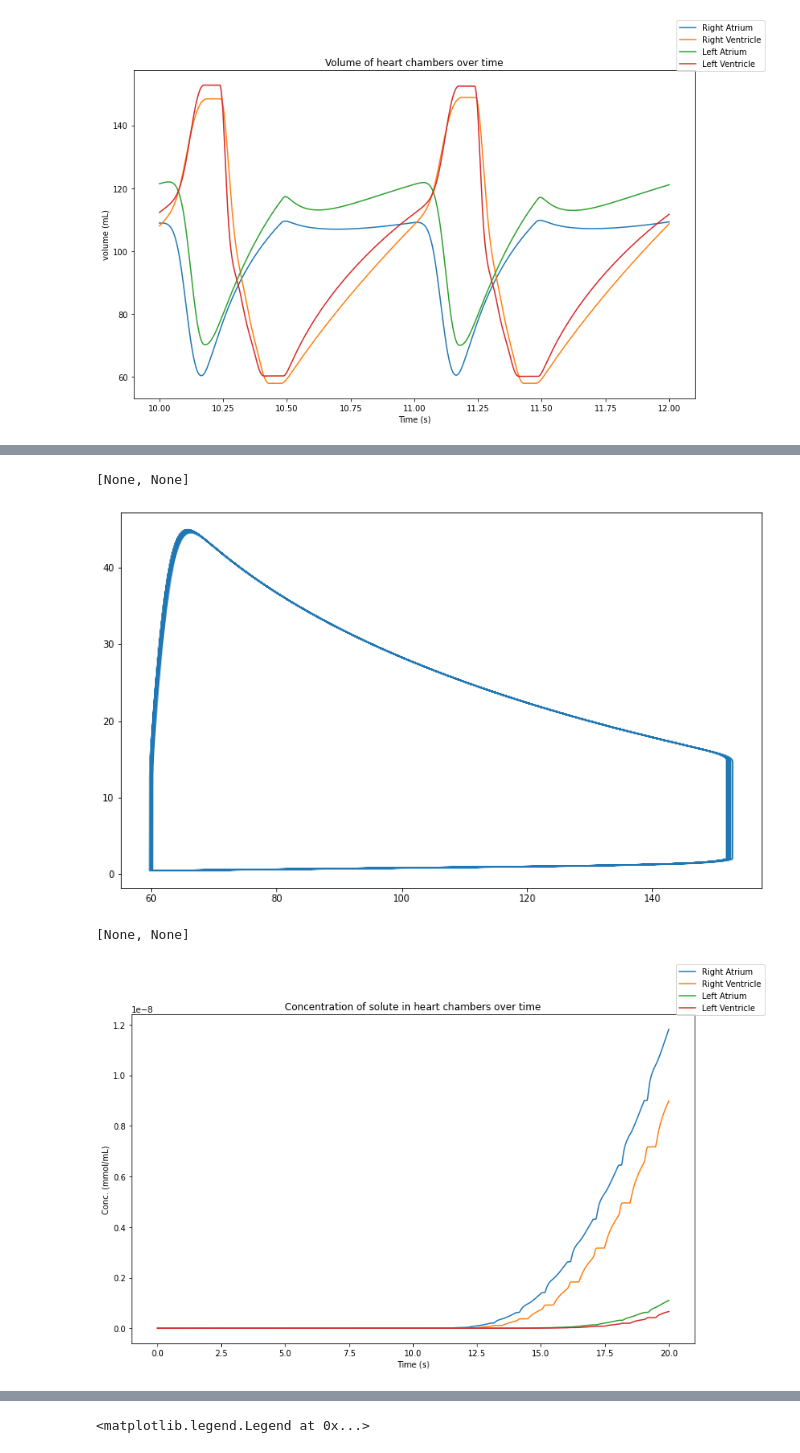
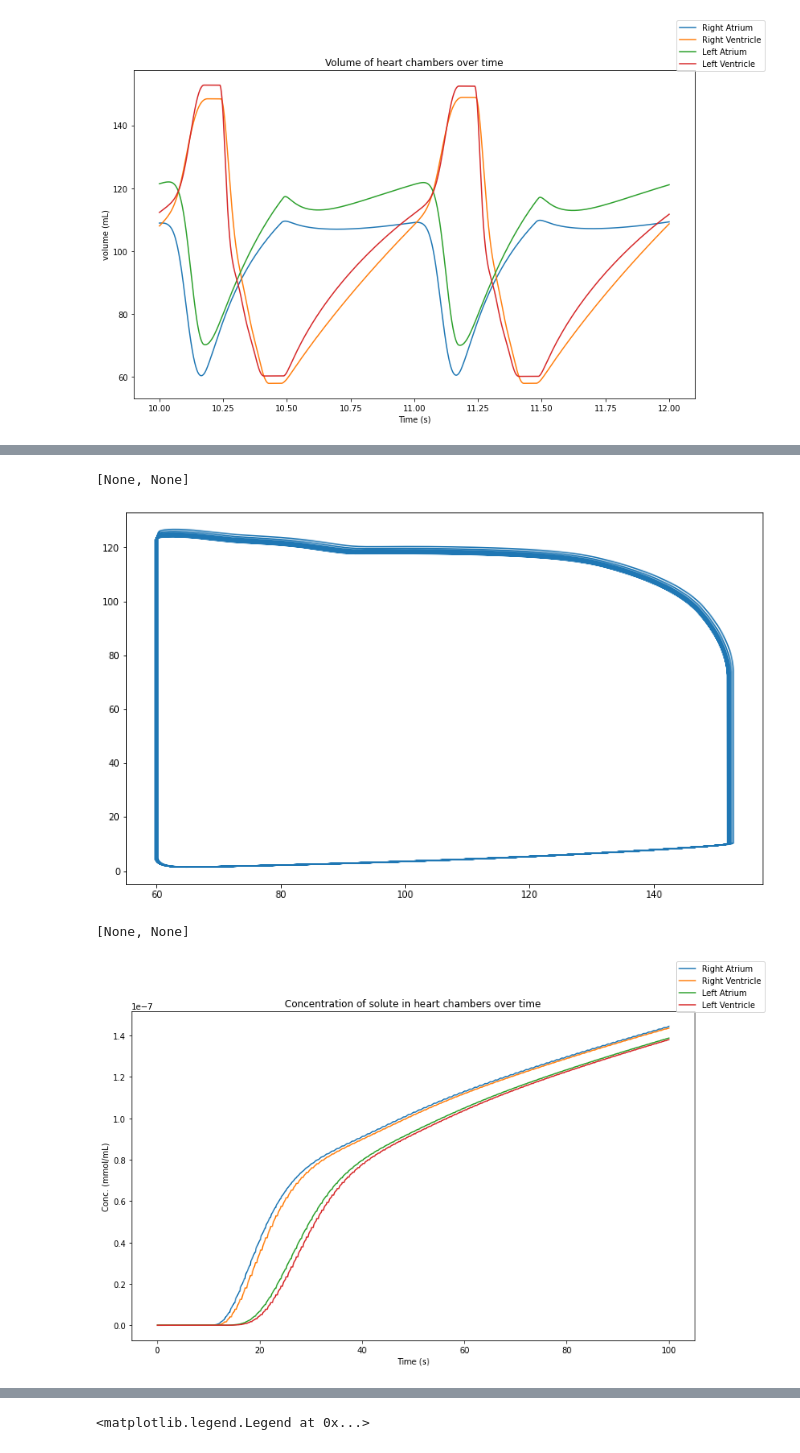
Before and after one commit to thking03/LPModel, a Jupyter notebook: lpm_test.ipynb, the cells around one changed output, grey strips where cells are left out. Saved outputs shown, nothing was run; the diff lists cells and outputs as text; code cells hidden in the pictures.

```diff
--- a/lpm_test.ipynb
+++ b/lpm_test.ipynb
@@ -9,15 +9,16 @@ basic_circ_model = LPModel() # Define the model
 # Add all the units in the numbering system indicated
 # Links are [list_back, list_forward]
 # Units are formulated w/ mmHg, mL, and s
+# Diodes are located between the chambers of the heart and after each component of the venous circulation
 
 basic_circ_model.add_unit(LPunit(0, 0.03, C=1, links=[[24],[1]], ics=[53,0], D_out=True)) # Right atrium
 basic_circ_model.units[0].assign_nonlinear("C", pvt_ra) # Add the right atrium PV time relationship
 basic_circ_model.add_unit(LPunit(1, 0.01, C=1, links=[[0],[2,5]], ics=[110,0], D_out=True)) # Right ventricle
 basic_circ_model.units[1].assign_nonlinear("C", pvt_rv) # Add the right ventricle PV time relationship
 basic_circ_model.add_unit(LPunit(2, 0.05, C=1.5, L = 0.001, links=[[1],[3]], ics=[64,0,0])) # R. proximal artery
-basic_circ_model.add_unit(LPunit(3, 0.06, C=9, L = 0.001, links=[[2],[4]], ics=[140,0,0])) # R. distal artery
+basic_circ_model.add_unit(LPunit(3, 0.06, C=9, links=[[2],[4]], ics=[140,0])) # R. distal artery
 basic_circ_model.add_unit(LPunit(4, 0.07, C=15, links=[[3],[8]], ics=[130,0])) # R. pulmonary vein
-basic_circ_model.add_unit(LPunit(5, 0.05, C=1.5, links=[[1],[6]], ics=[64,0])) # L. proximal artery
+basic_circ_model.add_unit(LPunit(5, 0.05, C=1.5, L = 0.001, links=[[1],[6]], ics=[64,0,0])) # L. proximal artery
 basic_circ_model.add_unit(LPunit(6, 0.06, C=9, links=[[5],[7]], ics=[140,0])) # L. distal artery
 basic_circ_model.add_unit(LPunit(7, 0.07, C=15, links=[[6],[8]], ics=[130,0])) # L. pulmonary vein
 basic_circ_model.add_unit(LPunit(8, 0.02, C=1, links=[[4,7],[9]], ics=[63,0], D_out=True)) # Left atrium
@@ -32,9 +33,9 @@ basic_circ_model.add_unit(LPunit(14, 0.25, C=9, links=[[13],[24]], ics=[69,0]))
 basic_circ_model.add_unit(LPunit(15, 12, C=0.7, links=[[9],[16]], ics=[117,0])) # L. common carotid artery
 basic_circ_model.add_unit(LPunit(16, 0.5, C=3, links=[[15],[17]], ics=[37,0])) # L. internal carotid artery
 basic_circ_model.add_unit(LPunit(17, 0.25, C=9, links=[[16],[24]], ics=[66,0])) # L. jugular vein
-basic_circ_model.add_unit(LPunit(18, 12, C=0.7, links=[[9],[19]], ics=[117,0], diffusive_region=True)) # L. subclavian artery
-basic_circ_model.units[18].assign_diffusion_input(patch_diffusion)
-basic_circ_model.add_unit(LPunit(19, 0.5, C=2, links=[[18],[20]], ics=[19,0])) # L. upper arm artery
+basic_circ_model.add_unit(LPunit(18, 12, C=0.7, links=[[9],[19]], ics=[117,0])) # L. subclavian artery
+basic_circ_model.add_unit(LPunit(19, 0.5, C=2, links=[[18],[20]], ics=[19,0], diffusive_region=True)) # L. upper arm artery
+basic_circ_model.units[19].assign_diffusion_input(patch_diffusion)
 basic_circ_model.add_unit(LPunit(20, 0.25, C=9, links=[[19],[24]], ics=[66,0])) # L. subclavian vein
 basic_circ_model.add_unit(LPunit(21, 1.2, C=0.8, L=0.001, links=[[9],[22]], ics=[64,0,0])) # Desc. aorta
 basic_circ_model.add_unit(LPunit(22, 1, C=1, links=[[21],[23]], ics=[217,0])) # Systemic arteries
@@ -68,6 +53,3 @@ fig.legend()"""
-# %%
-dt = .0001
-T = 300
 # %%
 fig, ax = plt.subplots(1,1)
 ax.plot(np.linspace(0, T, int(T/dt)+1)[int(10/dt):int(12/dt)], total_test[:,0][int(10/dt):int(12/dt)], label="Right Atrium")
@@ -128,20 +115,20 @@ ax.plot(vstates[:,9][int(10/dt):int(20/dt)], pressures[9][int(10/dt):int(20/dt)]
 fig.set(figheight=7.5, figwidth=12.5)
 # %% [output]
 [None, None]
-[figure, old version]
+[figure, new version]
 # %%
 concentrations = basic_circ_model.get_conc()
 # %%
 fig, ax = plt.subplots(1,1)
-ax.plot(np.linspace(0, T, int(T/dt)+1)[int(0/dt):int(20/dt)], concentrations[0][int(0/dt):int(20/dt)], label="Right Atrium")
-ax.plot(np.linspace(0, T, int(T/dt)+1)[int(0/dt):int(20/dt)], concentrations[1][int(0/dt):int(20/dt)], label="Right Ventricle")
-ax.plot(np.linspace(0, T, int(T/dt)+1)[int(0/dt):int(20/dt)], concentrations[8][int(0/dt):int(20/dt)], label="Left Atrium")
-ax.plot(np.linspace(0, T, int(T/dt)+1)[int(0/dt):int(20/dt)], concentrations[9][int(0/dt):int(20/dt)], label="Left Ventricle")
+ax.plot(np.linspace(0, T, int(T/dt)+1)[int(0/dt):int(100/dt)], concentrations[0][int(0/dt):int(100/dt)], label="Right Atrium")
+ax.plot(np.linspace(0, T, int(T/dt)+1)[int(0/dt):int(100/dt)], concentrations[1][int(0/dt):int(100/dt)], label="Right Ventricle")
+ax.plot(np.linspace(0, T, int(T/dt)+1)[int(0/dt):int(100/dt)], concentrations[8][int(0/dt):int(100/dt)], label="Left Atrium")
+ax.plot(np.linspace(0, T, int(T/dt)+1)[int(0/dt):int(100/dt)], concentrations[9][int(0/dt):int(100/dt)], label="Left Ventricle")
 ax.set(xlabel="Time (s)", ylabel="Conc. (mmol/mL)", title="Concentration of solute in heart chambers over time")
 fig.legend()
 fig.set(figheight=7.5, figwidth=12.5)
 # %% [output]
 [None, None]
-[figure, old version]
+[figure, new version]
 # %%
 fig, ax = plt.subplots(1,1)
```
Also changed, not shown: parts of 11 cells of this notebook, 1 other file.
